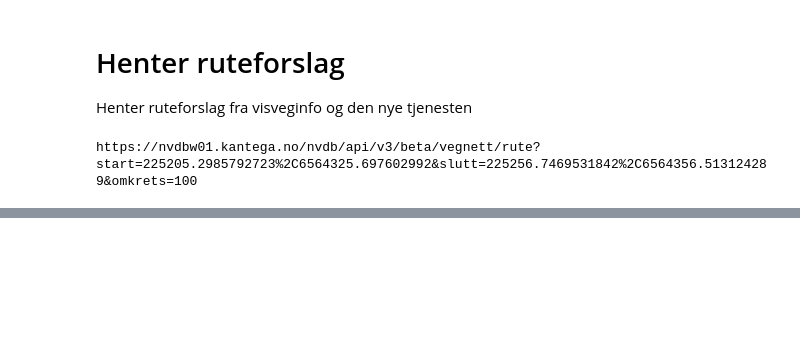
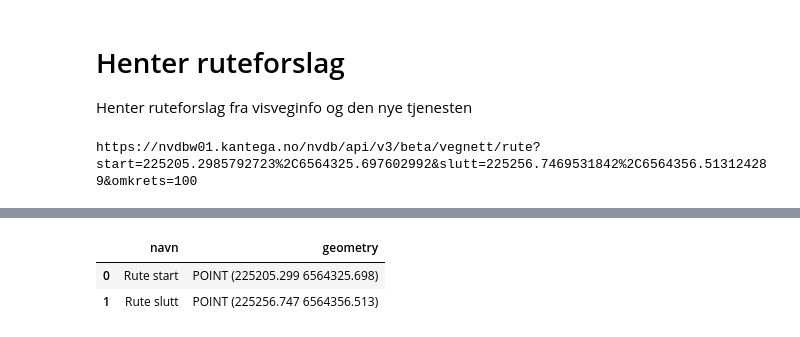
Before and after one commit to LtGlahn/ltglahn.github.io, a Jupyter notebook: vegnettbetatest/testrutestedfesting.ipynb, the cells around one changed output, grey strips where cells are left out. Saved outputs shown, nothing was run; the diff lists cells and outputs as text; code cells hidden in the pictures; blank space fills up the shorter version.

```diff
--- a/vegnettbetatest/testrutestedfesting.ipynb
+++ b/vegnettbetatest/testrutestedfesting.ipynb
@@ -172,3 +178,9 @@ https://nvdbw01.kantega.no/nvdb/api/v3/beta/vegnett/rute?start=225205.2985792723
+# %%
+orginalpunkt
+# %% [output]
+|  | navn | geometry |
+| 0 | Rute start | POINT (225205.299 6564325.698) |
+| 1 | Rute slutt | POINT (225256.747 6564356.513) |
 # %%
 vvirute.hvplot(  crs=ccrs.UTM(zone=33), tiles='OSM', line_width=10, c='kortform',
             cmap='Category10', legend=False, title='Visveginfo' ) * \
```
Also changed, not shown: parts of 6 cells of this notebook, 2 other files.
